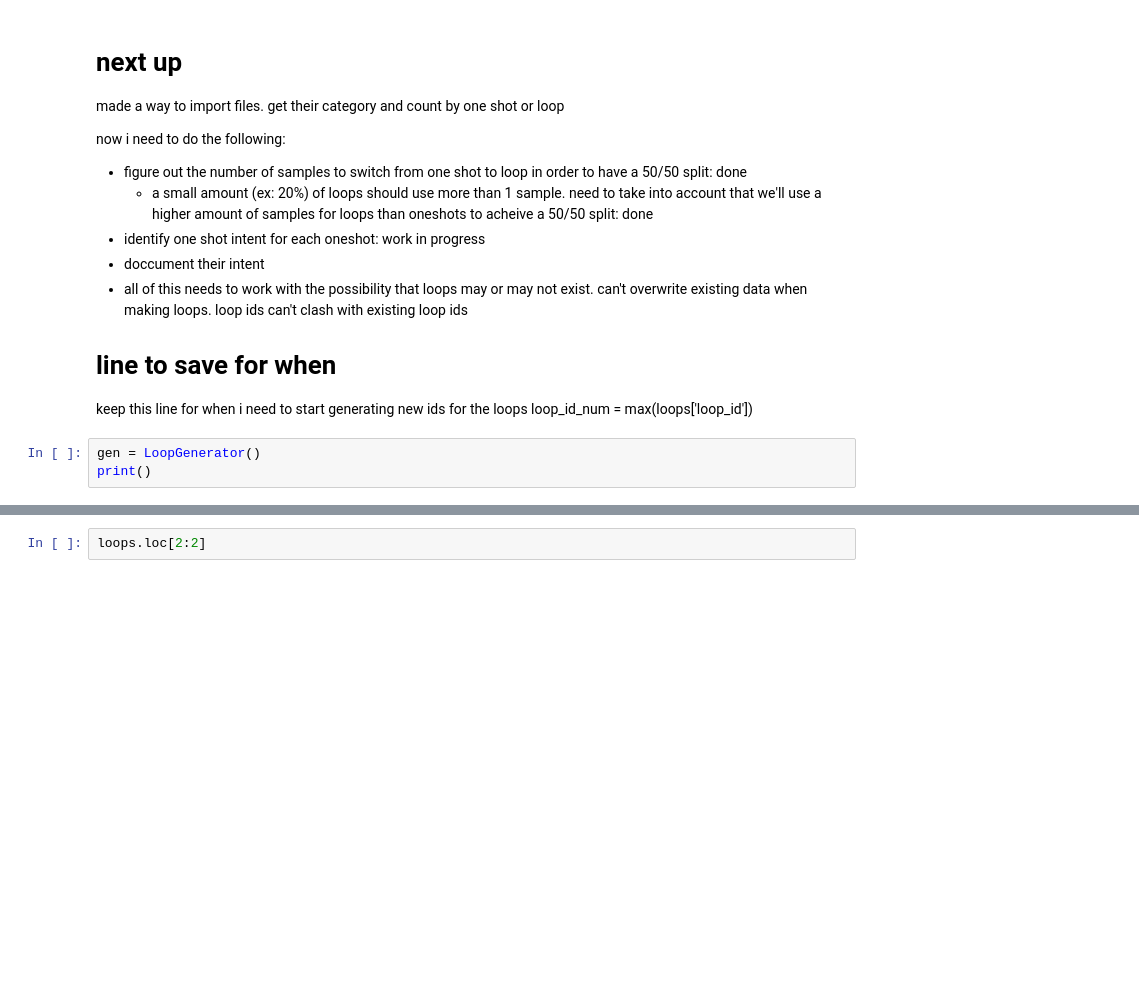
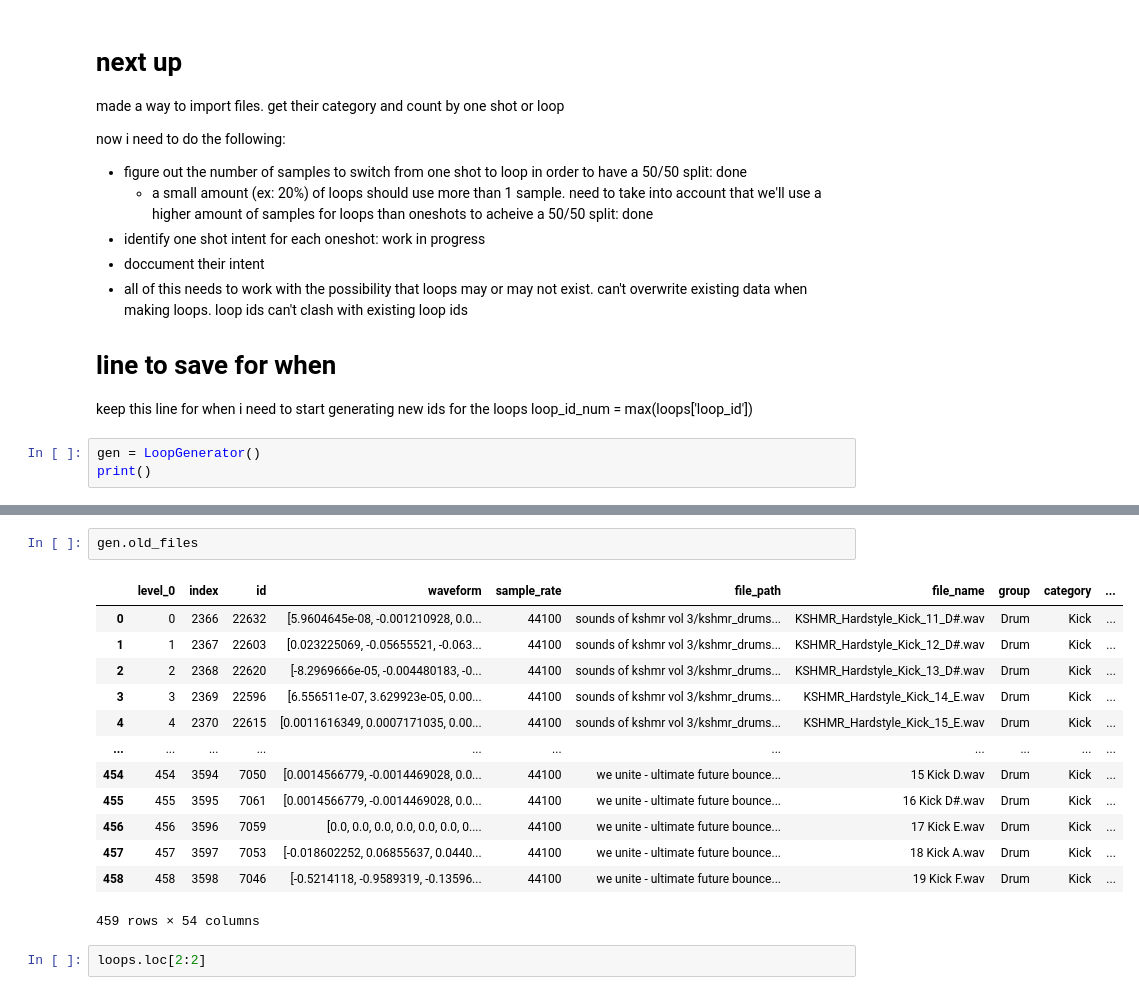
Before and after one commit to GrantCanty/sound_classifier, a Jupyter notebook: loop_manager.ipynb, the cells around one changed output, grey strips where cells are left out. Drawn from its saved outputs; the diff is of its cells as text; blank space fills up the shorter version.

```diff
--- a/loop_manager.ipynb
+++ b/loop_manager.ipynb
@@ -218,3 +290,19 @@ gen.new_files[gen.new_files['category'] == 'Kick']
+# %%
+gen.old_files
+# %% [output]
+|  | level_0 | index | id | waveform | sample_rate | file_path | file_name | group | category | ... |
+| 0 | 0 | 2366 | 22632 | [5.9604645e-08, -0.001210928, 0.0... | 44100 | sounds of kshmr vol 3/kshmr_drums... | KSHMR_Hardstyle_Kick_11_D#.wav | Drum | Kick | ... |
+| 1 | 1 | 2367 | 22603 | [0.023225069, -0.05655521, -0.063... | 44100 | sounds of kshmr vol 3/kshmr_drums... | KSHMR_Hardstyle_Kick_12_D#.wav | Drum | Kick | ... |
+| 2 | 2 | 2368 | 22620 | [-8.2969666e-05, -0.004480183, -0... | 44100 | sounds of kshmr vol 3/kshmr_drums... | KSHMR_Hardstyle_Kick_13_D#.wav | Drum | Kick | ... |
+| 3 | 3 | 2369 | 22596 | [6.556511e-07, 3.629923e-05, 0.00... | 44100 | sounds of kshmr vol 3/kshmr_drums... | KSHMR_Hardstyle_Kick_14_E.wav | Drum | Kick | ... |
+| 4 | 4 | 2370 | 22615 | [0.0011616349, 0.0007171035, 0.00... | 44100 | sounds of kshmr vol 3/kshmr_drums... | KSHMR_Hardstyle_Kick_15_E.wav | Drum | Kick | ... |
+| ... | ... | ... | ... | ... | ... | ... | ... | ... | ... | ... |
+| 454 | 454 | 3594 | 7050 | [0.0014566779, -0.0014469028, 0.0... | 44100 | we unite - ultimate future bounce... | 15 Kick D.wav | Drum | Kick | ... |
+| 455 | 455 | 3595 | 7061 | [0.0014566779, -0.0014469028, 0.0... | 44100 | we unite - ultimate future bounce... | 16 Kick D#.wav | Drum | Kick | ... |
+| 456 | 456 | 3596 | 7059 | [0.0, 0.0, 0.0, 0.0, 0.0, 0.0, 0.... | 44100 | we unite - ultimate future bounce... | 17 Kick E.wav | Drum | Kick | ... |
+| 457 | 457 | 3597 | 7053 | [-0.018602252, 0.06855637, 0.0440... | 44100 | we unite - ultimate future bounce... | 18 Kick A.wav | Drum | Kick | ... |
+| 458 | 458 | 3598 | 7046 | [-0.5214118, -0.9589319, -0.13596... | 44100 | we unite - ultimate future bounce... | 19 Kick F.wav | Drum | Kick | ... |
+459 rows × 54 columns
 # %%
 loops.loc[2:2]
 # %% [output]
```
Also changed, not shown: parts of 8 cells of this notebook, 1 other file.
